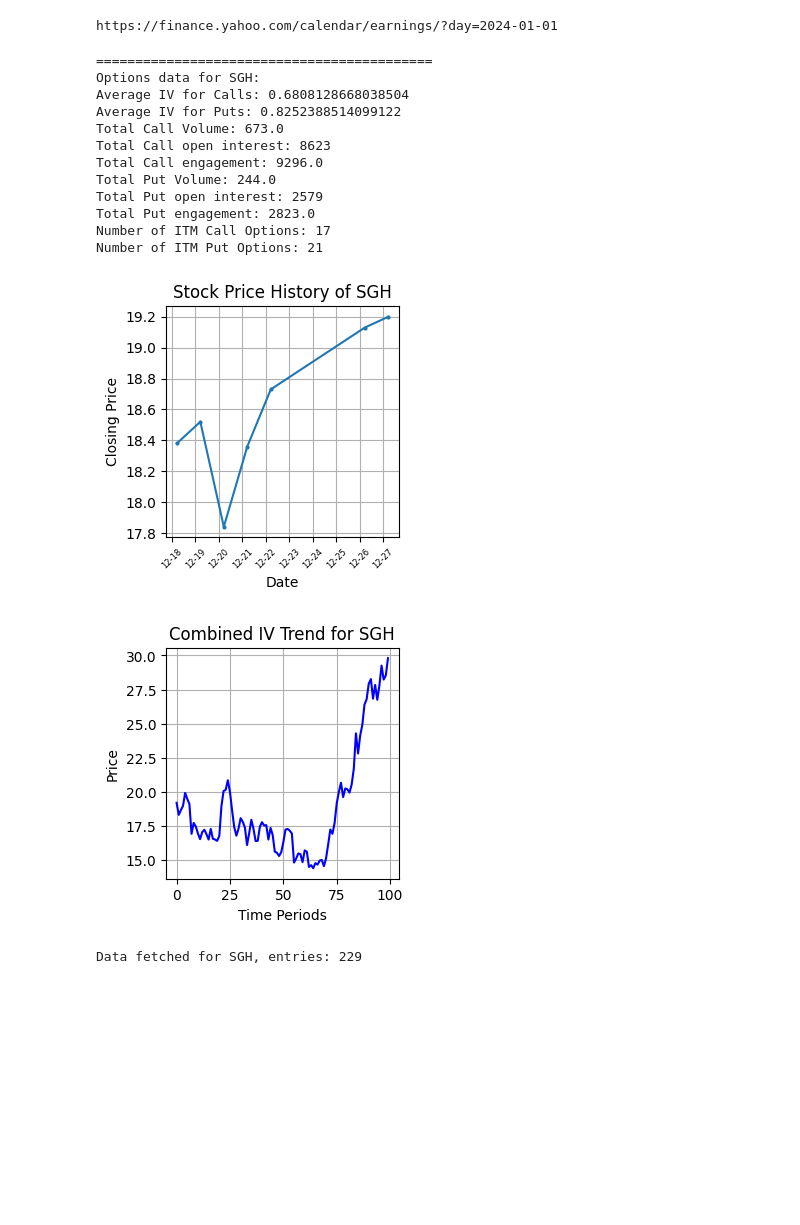
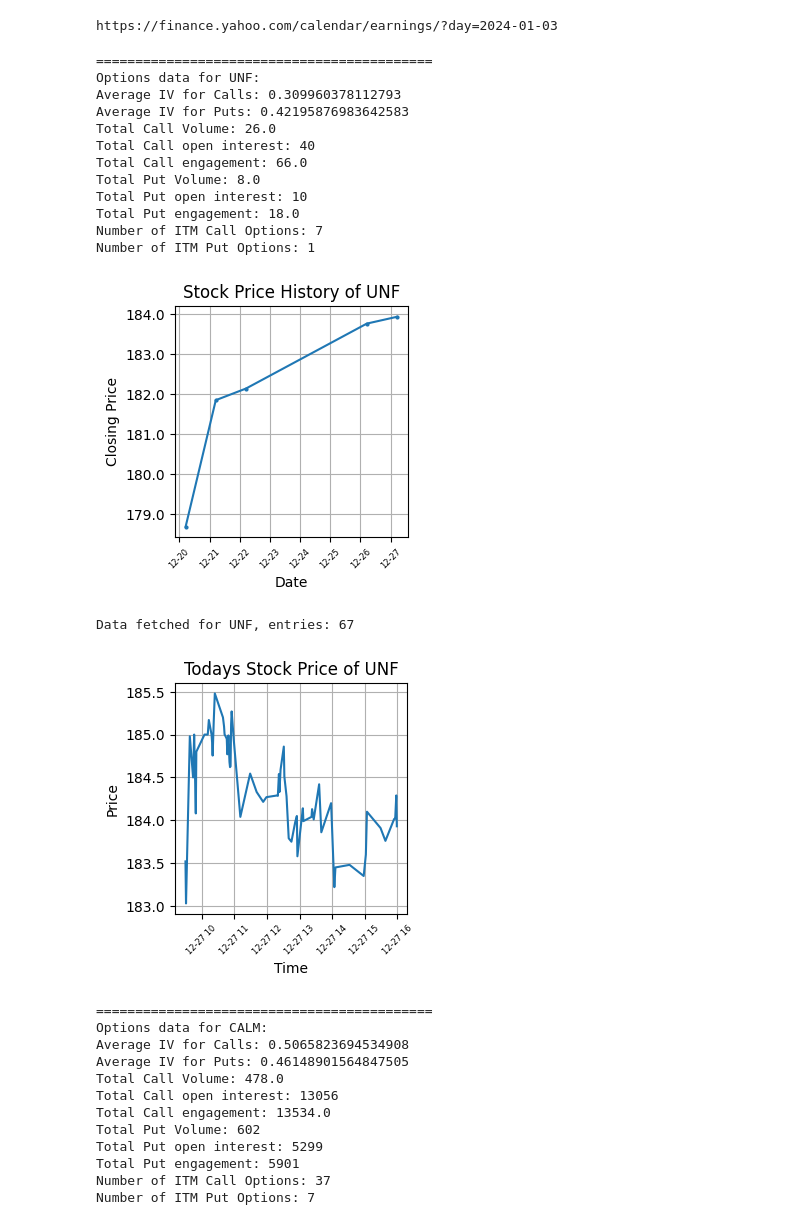
Before and after one commit to SaumikDana/Machine_Learning_Trading, a Jupyter notebook: data/earnings_release.ipynb, the cells around one changed output. Cells and saved outputs as stored; diff of their text form; code cells hidden in the pictures; blank space fills up the shorter version.

```diff
--- a/data/earnings_release.ipynb
+++ b/data/earnings_release.ipynb
@@ -4,7 +4,7 @@ from analyze_stock import *
 from scrape_url import *
 
 # Call the function and store the result
-day = '2024-01-01'
+day = '2024-01-03'
 
 # Set the time frame
 date = datetime.strptime(day, '%Y-%m-%d')
@@ -29,45 +29,57 @@ ticker_data_list = process_earnings_table(extract_table(url), ticker_data_list)
 # Pandas Dataframe
 ticker_data_sorted = convert_to_dataframe(ticker_data_list)
 
 filtered_tickers = []
 
 # Iterate through the sorted list of tickers
 for index, row in ticker_data_sorted.iterrows():
     ticker = row['Symbol']
 
     if ticker in filtered_tickers:
         continue
 
     # Use the function from utils.py to analyze stock options
     options_metrics = analyze_stock_options(ticker)
 
     if pd.isna(options_metrics['avg_put_implied_volatility']):
         continue
 
     if options_metrics['total_itm_calls'] == 0 and options_metrics['total_itm_puts'] == 0:
         continue
 
     # Get All Analysis
     get_info(ticker, options_metrics, start_date, end_date)
 
     # Filtered tickers
     filtered_tickers.append(ticker)
 
 del filtered_tickers, ticker_data_list, ticker_data_sorted
 # %% [output]
-https://finance.yahoo.com/calendar/earnings/?day=2024-01-01
+https://finance.yahoo.com/calendar/earnings/?day=2024-01-03
 ===========================================
-Options data for SGH:
-Average IV for Calls: 0.6808128668038504
-Average IV for Puts: 0.8252388514099122
-Total Call Volume: 673.0
-Total Call open interest: 8623
-Total Call engagement: 9296.0
-Total Put Volume: 244.0
-Total Put open interest: 2579
-Total Put engagement: 2823.0
-Number of ITM Call Options: 17
-Number of ITM Put Options: 21
+Options data for UNF:
+Average IV for Calls: 0.309960378112793
+Average IV for Puts: 0.42195876983642583
+Total Call Volume: 26.0
+Total Call open interest: 40
+Total Call engagement: 66.0
+Total Put Volume: 8.0
+Total Put open interest: 10
+Total Put engagement: 18.0
+Number of ITM Call Options: 7
+Number of ITM Put Options: 1
-[figure, old version]
+[figure, new version]
+Data fetched for UNF, entries: 67
-[figure, old version]
+[figure, new version]
-Data fetched for SGH, entries: 229
+===========================================
+Options data for CALM:
+Average IV for Calls: 0.5065823694534908
+Average IV for Puts: 0.46148901564847505
+Total Call Volume: 478.0
+Total Call open interest: 13056
+Total Call engagement: 13534.0
+Total Put Volume: 602
+Total Put open interest: 5299
+Total Put engagement: 5901
+Number of ITM Call Options: 37
+Number of ITM Put Options: 7
```
Also changed, not shown: parts of 1 cell of this notebook, 1 other file.
